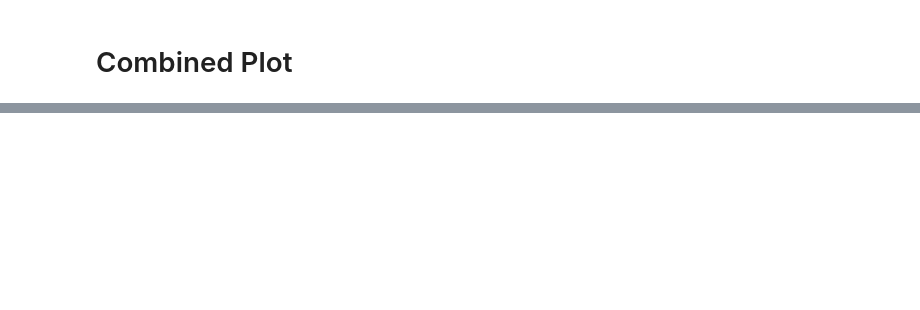
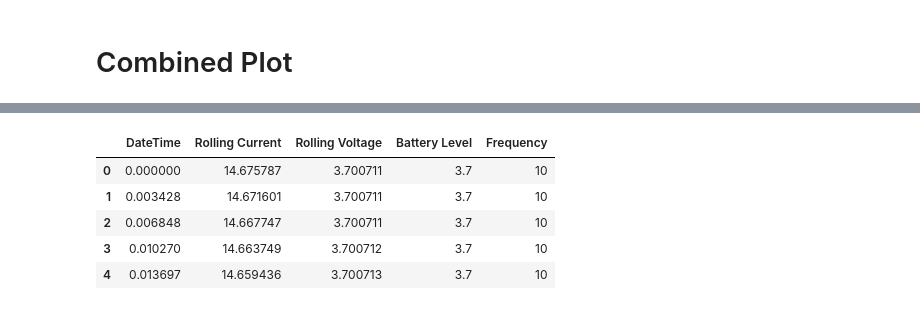
Before and after one commit to PeriniM/SmartApple-Thesis, a Jupyter notebook: data-analysis/nicla_consumption.ipynb, the cells around one changed output, grey strips where cells are left out. Drawn from its saved outputs; the diff is of its cells as text; code cells hidden in the pictures; blank space fills up the shorter version.

```diff
--- a/data-analysis/nicla_consumption.ipynb
+++ b/data-analysis/nicla_consumption.ipynb
@@ -340,0 +136,14 @@ plt.show()
+# %%
+# import the data
+file_path = "acquisitions/consumption/all_consumption.csv"
+
+data = pd.read_csv(file_path)
+
+data.head()
+# %% [output]
+|  | DateTime | Rolling Current | Rolling Voltage | Battery Level | Frequency |
+| 0 | 0.000000 | 14.675787 | 3.700711 | 3.7 | 10 |
+| 1 | 0.003428 | 14.671601 | 3.700711 | 3.7 | 10 |
+| 2 | 0.006848 | 14.667747 | 3.700711 | 3.7 | 10 |
+| 3 | 0.010270 | 14.663749 | 3.700712 | 3.7 | 10 |
+| 4 | 0.013697 | 14.659436 | 3.700713 | 3.7 | 10 |
```
Also changed, not shown: parts of 14 cells of this notebook, 16 other files.
